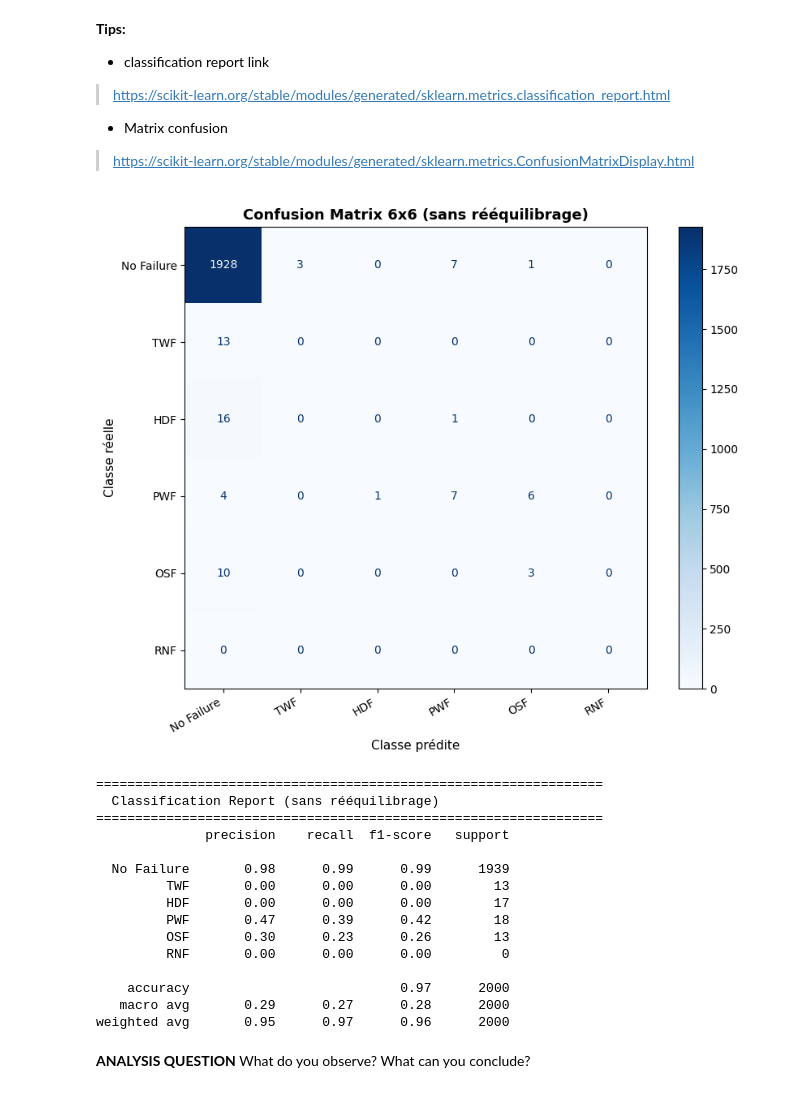
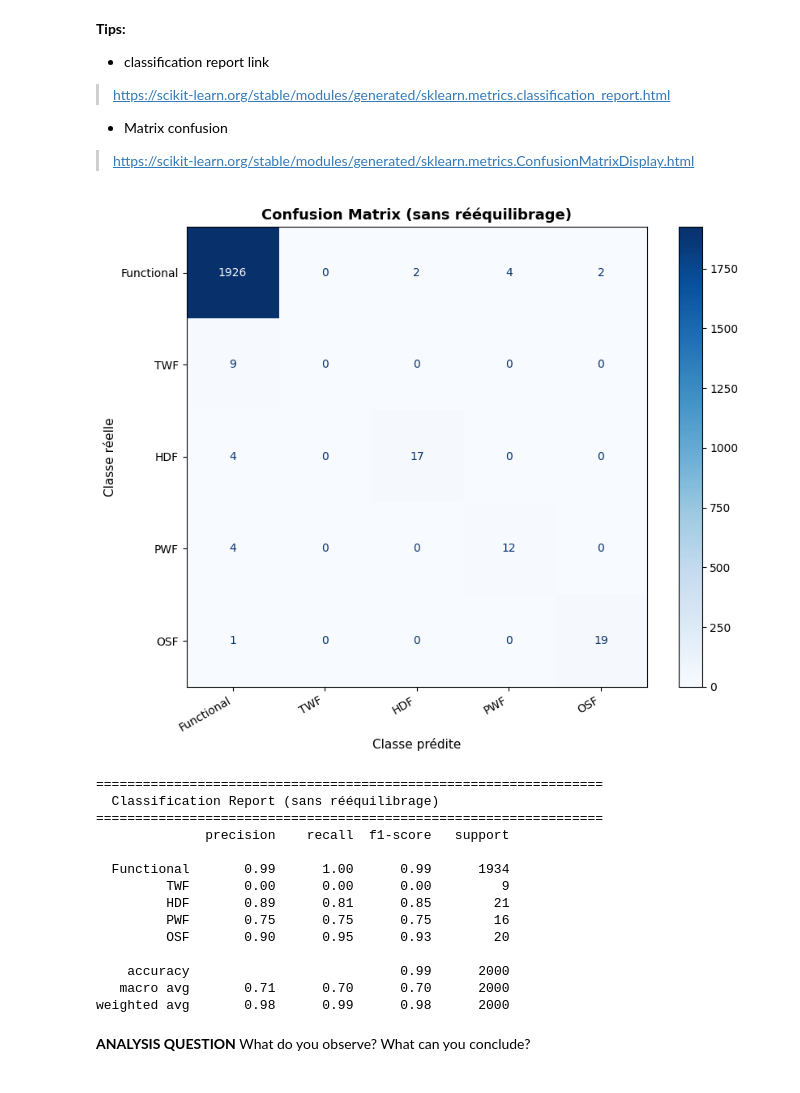
Before and after one commit to Tichow/Projet_Maintenance_Predictive, a Jupyter notebook: notebook/TP_IA_EMBARQUEE.ipynb, the cells around one changed output. Cells and saved outputs as stored; diff of their text form; code cells hidden in the pictures.

```diff
--- a/notebook/TP_IA_EMBARQUEE.ipynb
+++ b/notebook/TP_IA_EMBARQUEE.ipynb
@@ -420,72 +463,48 @@ Test Accuracy : 0.9105
 
 > https://scikit-learn.org/stable/modules/generated/sklearn.metrics.ConfusionMatrixDisplay.html
 # %%
-# seuil de décision : probabilité > 0.5  =>  classe 1
-Y_pred_proba = model.predict(X_test, verbose=0)
-Y_pred = (Y_pred_proba > 0.5).astype(int)
+# prédiction : argmax sur les probabilités softmax → classe prédite
+Y_pred = model.predict(X_test, verbose=0).argmax(axis=1)
 
-class_names = ['No Failure', 'TWF', 'HDF', 'PWF', 'OSF', 'RNF']
-output_cols = ['Machine failure', 'TWF', 'HDF', 'PWF', 'OSF', 'RNF']
-
-def to_single_class(Y_bin, Y_proba=None):
-    """
-    Convertit des labels multi-label en une seule classe dominante :
-      0   -> No Failure  (Machine failure = 0)
-      1-5 -> type de panne dominant  (argmax sur les probabilités des 5 types)
-    """
-    result = []
-    for i, row in enumerate(Y_bin):
-        if row[0] == 0:                              # pas de panne
-            result.append(0)
-        else:                                        # panne : on prend le type dominant
-            proba_types = Y_proba[i, 1:] if Y_proba is not None else row[1:].astype(float)
-            result.append(int(np.argmax(proba_types)) + 1)
-    return np.array(result)
-
-Y_true_cls = to_single_class(Y_test)
-Y_pred_cls = to_single_class(Y_pred, Y_pred_proba)
-
-# --- confusion matrix 6x6 ---
-cm = confusion_matrix(Y_true_cls, Y_pred_cls, labels=list(range(6)))
+# --- confusion matrix 5x5 ---
+cm = confusion_matrix(Y_test, Y_pred, labels=list(range(len(class_names))))
 disp = ConfusionMatrixDisplay(confusion_matrix=cm, display_labels=class_names)
 
 fig, ax = plt.subplots(figsize=(9, 7))
 disp.plot(ax=ax, cmap='Blues', colorbar=True)
-ax.set_title('Confusion Matrix 6x6 (sans rééquilibrage)', fontsize=13, fontweight='bold')
+ax.set_title('Confusion Matrix (sans rééquilibrage)', fontsize=13, fontweight='bold')
 ax.set_xlabel('Classe prédite', fontsize=11)
 ax.set_ylabel('Classe réelle', fontsize=11)
 plt.xticks(rotation=30, ha='right')
 plt.tight_layout()
 plt.savefig('../images/confusion_matrix_no_balance.png', dpi=150, bbox_inches='tight')
 plt.show()
 
 # --- classification report ---
-# labels=list(range(6)) force l'affichage des 6 classes même si certaines sont absentes du jeu de test (ex: RNF)
 print("=" * 65)
 print("  Classification Report (sans rééquilibrage)")
 print("=" * 65)
 print(classification_report(
-    Y_true_cls, Y_pred_cls,
-    labels=list(range(6)),
+    Y_test, Y_pred,
+    labels=list(range(len(class_names))),
     target_names=class_names,
     zero_division=0
 ))
 # %% [output]
-[figure, old version]
+[figure, new version]
 =================================================================
   Classification Report (sans rééquilibrage)
 =================================================================
               precision    recall  f1-score   support
 
-  No Failure       0.98      0.99      0.99      1939
-         TWF       0.00      0.00      0.00        13
-         HDF       0.00      0.00      0.00        17
-         PWF       0.47      0.39      0.42        18
-         OSF       0.30      0.23      0.26        13
-         RNF       0.00      0.00      0.00         0
+  Functional       0.99      1.00      0.99      1934
+         TWF       0.00      0.00      0.00         9
+         HDF       0.89      0.81      0.85        21
+         PWF       0.75      0.75      0.75        16
+         OSF       0.90      0.95      0.93        20
 
-    accuracy                           0.97      2000
-   macro avg       0.29      0.27      0.28      2000
-weighted avg       0.95      0.97      0.96      2000
+    accuracy                           0.99      2000
+   macro avg       0.71      0.70      0.70      2000
+weighted avg       0.98      0.99      0.98      2000
 # %% [markdown]
 **ANALYSIS QUESTION** What do you observe? What can you conclude?
```
Also changed, not shown: parts of 17 cells of this notebook, 4 other files.
